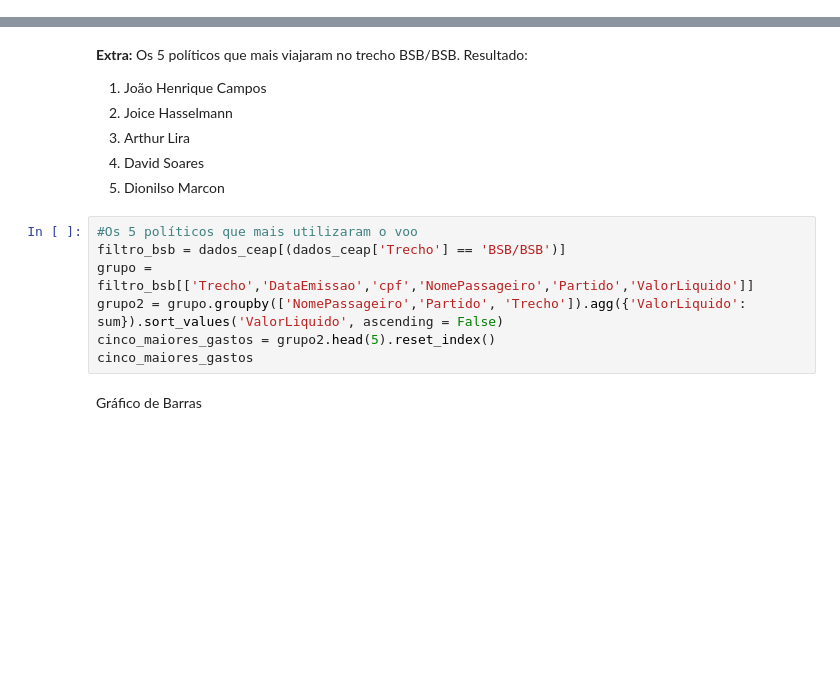
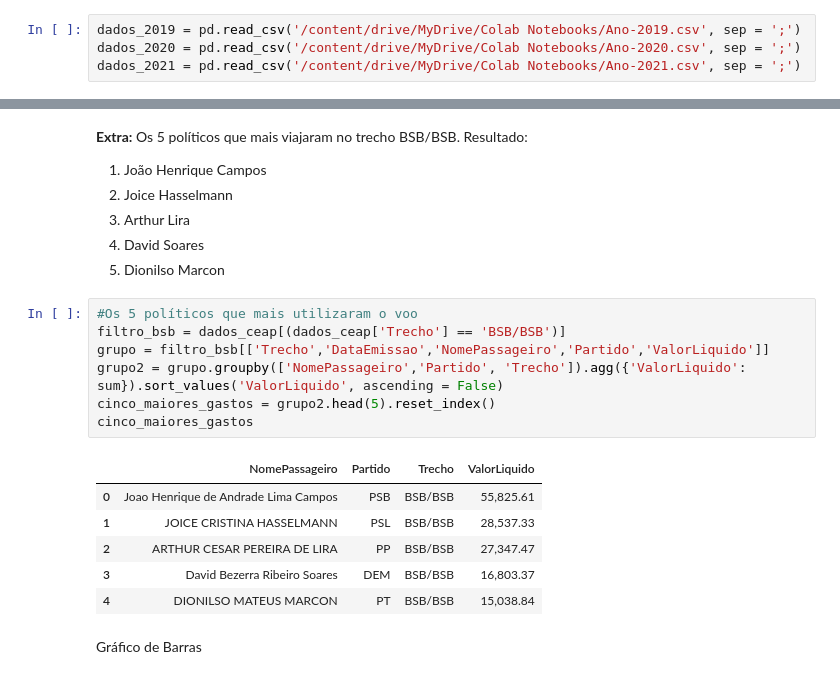
Before and after one commit to rddiasbk/Projetto-M5---An-lise-de-Cota-Parlamentar, a Jupyter notebook: projeto5_grupo1.ipynb, the cells around one changed output, grey strips where cells are left out. Drawn from its saved outputs; the diff is of its cells as text; blank space fills up the shorter version.

```diff
--- a/projeto5_grupo1.ipynb
+++ b/projeto5_grupo1.ipynb
@@ -36,3 +32,7 @@ FileNotFoundError: ignored
+# %%
+dados_2019 = pd.read_csv('/content/drive/MyDrive/Colab Notebooks/Ano-2019.csv', sep = ';')
+dados_2020 = pd.read_csv('/content/drive/MyDrive/Colab Notebooks/Ano-2020.csv', sep = ';')
+dados_2021 = pd.read_csv('/content/drive/MyDrive/Colab Notebooks/Ano-2021.csv', sep = ';')
 # %% [markdown]
   > **Concatenando os Datasets**
 # %%
@@ -307,10 +594,17 @@ Resultado:
 # %%
 #Os 5 políticos que mais utilizaram o voo
 filtro_bsb = dados_ceap[(dados_ceap['Trecho'] == 'BSB/BSB')]
-grupo = filtro_bsb[['Trecho','DataEmissao','cpf','NomePassageiro','Partido','ValorLiquido']]
+grupo = filtro_bsb[['Trecho','DataEmissao','NomePassageiro','Partido','ValorLiquido']]
 grupo2 = grupo.groupby(['NomePassageiro','Partido', 'Trecho']).agg({'ValorLiquido': sum}).sort_values('ValorLiquido', ascending = False)
 cinco_maiores_gastos = grupo2.head(5).reset_index()
 cinco_maiores_gastos
+# %% [output]
+|  | NomePassageiro | Partido | Trecho | ValorLiquido |
+| 0 | Joao Henrique de Andrade Lima Campos | PSB | BSB/BSB | 55,825.61 |
+| 1 | JOICE CRISTINA HASSELMANN | PSL | BSB/BSB | 28,537.33 |
+| 2 | ARTHUR CESAR PEREIRA DE LIRA | PP | BSB/BSB | 27,347.47 |
+| 3 | David Bezerra Ribeiro Soares | DEM | BSB/BSB | 16,803.37 |
+| 4 | DIONILSO MATEUS MARCON | PT | BSB/BSB | 15,038.84 |
 # %% [markdown]
 Gráfico de Barras
 # %%
```
Also changed, not shown: parts of 77 cells of this notebook.
